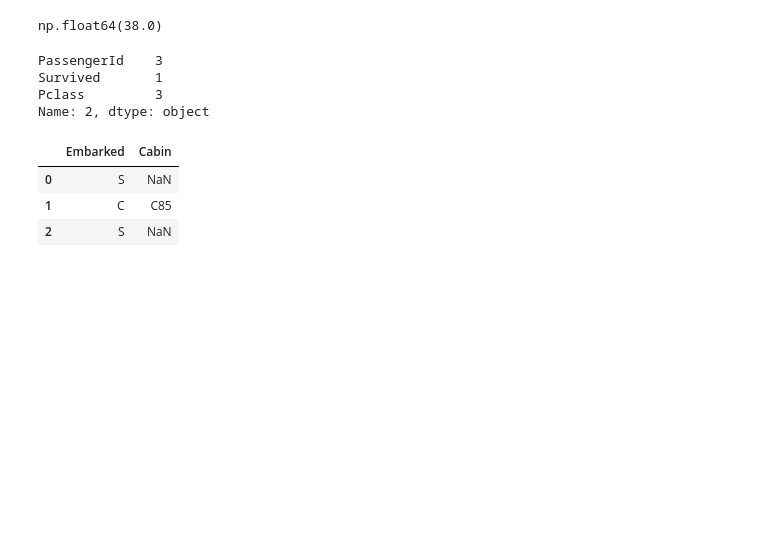
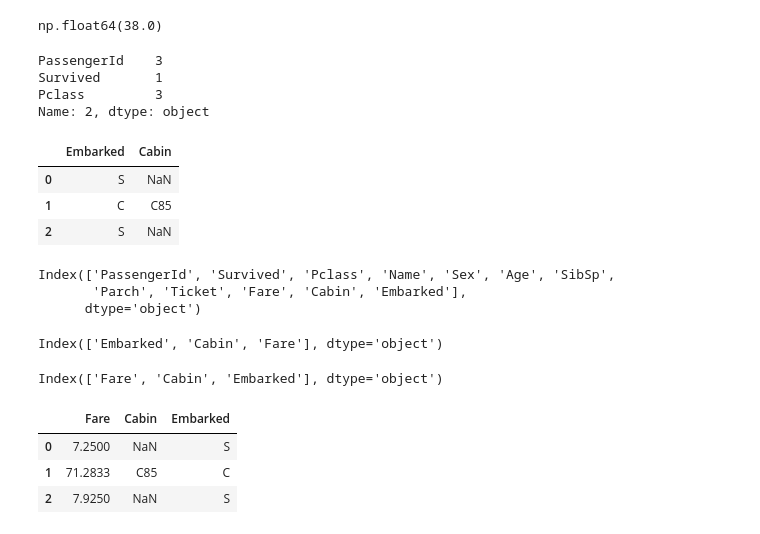
Before and after one commit to NikitaaArora/Ineuron, a Jupyter notebook: Python/Libraries/PANDAS/pandas_class_1.ipynb, the cells around one changed output. Drawn from its saved outputs; the diff is of its cells as text; code cells hidden in the pictures; blank space fills up the shorter version.

```diff
--- a/Python/Libraries/PANDAS/pandas_class_1.ipynb
+++ b/Python/Libraries/PANDAS/pandas_class_1.ipynb
@@ -784,3 +786,25 @@ titanic_3.iloc[:,-1:-3:-1] #-1 at the end means that columns should be selected
 | 0 | S | NaN |
 | 1 | C | C85 |
 | 2 | S | NaN |
+# %%
+col_name
+# %% [output]
+Index(['PassengerId', 'Survived', 'Pclass', 'Name', 'Sex', 'Age', 'SibSp',
+       'Parch', 'Ticket', 'Fare', 'Cabin', 'Embarked'],
+      dtype='object')
+# %%
+#select last 3 columns
+col_name[-1:-4:-1]
+# %% [output]
+Index(['Embarked', 'Cabin', 'Fare'], dtype='object')
+# %%
+col_name[-3:] # till the end sare columns
+# %% [output]
+Index(['Fare', 'Cabin', 'Embarked'], dtype='object')
+# %%
+titanic_3.iloc[:,-3::] #selecting last 3 columns
+# %% [output]
+|  | Fare | Cabin | Embarked |
+| 0 | 7.2500 | NaN | S |
+| 1 | 71.2833 | C85 | C |
+| 2 | 7.9250 | NaN | S |
```
Also changed, not shown: parts of 1 cell of this notebook.
